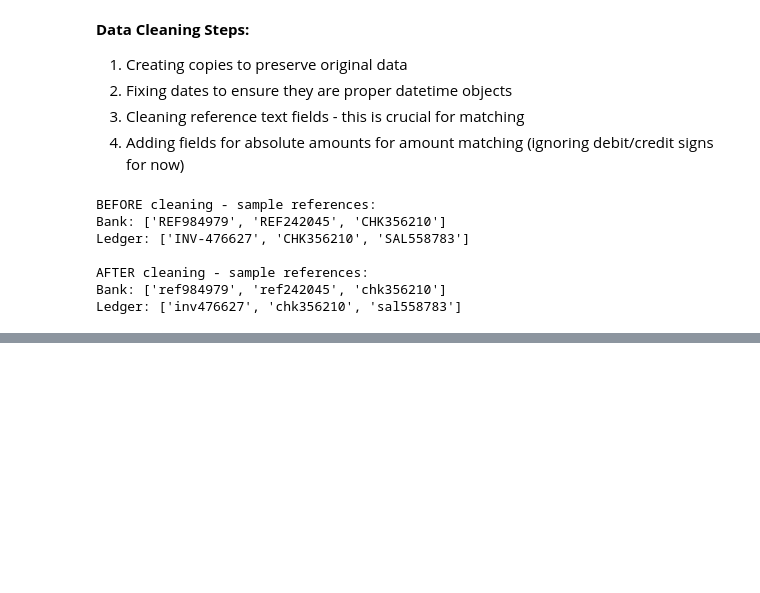
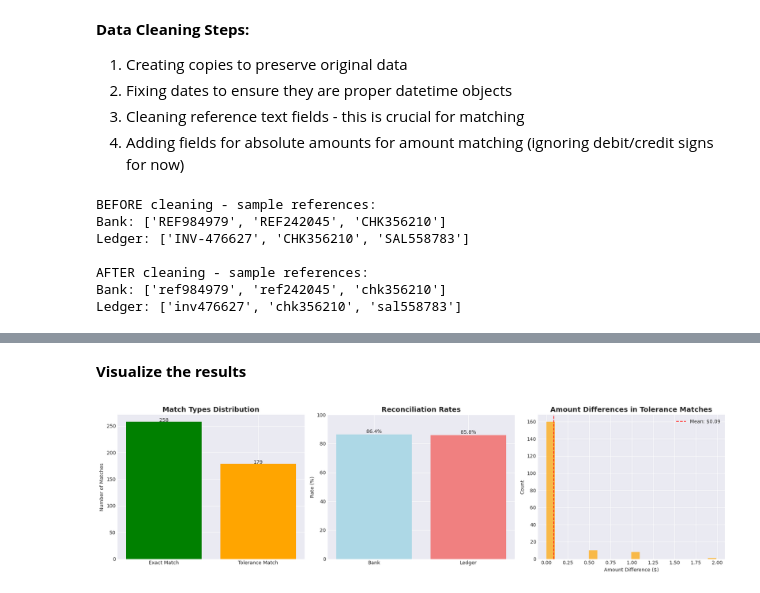
Before and after one commit to nabigwaku/Automated-Financial-Transaction-Reconciliation, a Jupyter notebook: notebooks/financial_transaction_reconciliation.ipynb, the cells around one changed output, grey strips where cells are left out. Cells and saved outputs as stored; diff of their text form; code cells hidden in the pictures; blank space fills up the shorter version.

```diff
--- a/notebooks/transaction_recon_notebook.ipynb
+++ b/notebooks/financial_transaction_reconciliation.ipynb
@@ -234,0 +471,14 @@ Ledger: ['inv476627', 'chk356210', 'sal558783']
+# %%
+all_matches = pd.concat([
+    exact_matches,
+    tolerance_matches,
+    fuzzy_matches
+], ignore_index=True)
+
+# Remove duplicates i.e if a transaction matched multiple ways, keep best match
+all_matches = all_matches.sort_values('match_priority').drop_duplicates(
+    subset=['transaction_id_bank', 'transaction_id_ledger'],
+    keep='first'
+)
+
+print(f"Total unique matches found: {len(all_matches):,}")
@@ -234,0 +583,41 @@ Ledger: ['inv476627', 'chk356210', 'sal558783']
+# %% [markdown]
+**Visualize the results**
+# %%
+fig, axes = plt.subplots(1, 3, figsize=(18, 5))
+
+# Plot 1: Match types
+match_counts = all_matches['match_type'].value_counts()
+axes[0].bar(match_counts.index, match_counts.values, color=['green', 'orange', 'blue'])
+axes[0].set_title('Match Types Distribution', fontsize=14, fontweight='bold')
+axes[0].set_ylabel('Number of Matches')
+for i, v in enumerate(match_counts.values):
+    axes[0].text(i, v + 0.1, str(v), ha='center')
+
+# Plot 2: Reconciliation rates
+rates = [reconciliation_rate_bank, reconciliation_rate_ledger]
+labels = ['Bank', 'Ledger']
+colors = ['lightblue', 'lightcoral']
+axes[1].bar(labels, rates, color=colors)
+axes[1].set_title('Reconciliation Rates', fontsize=14, fontweight='bold')
+axes[1].set_ylabel('Rate (%)')
+axes[1].set_ylim(0, 100)
+for i, v in enumerate(rates):
+    axes[1].text(i, v + 1, f"{v:.1f}%", ha='center')
+
+# Plot 3: Amount differences in tolerance matches
+if len(tolerance_matches) > 0:
+    axes[2].hist(tolerance_matches['amount_diff'], bins=20, alpha=0.7, color='orange')
+    axes[2].axvline(tolerance_matches['amount_diff'].mean(), color='red',
+                   linestyle='--', label=f'Mean: ${tolerance_matches["amount_diff"].mean():.2f}')
+    axes[2].set_title('Amount Differences in Tolerance Matches', fontsize=14, fontweight='bold')
+    axes[2].set_xlabel('Amount Difference ($)')
+    axes[2].set_ylabel('Count')
+    axes[2].legend()
+else:
+    axes[2].text(0.5, 0.5, 'No tolerance matches', ha='center', va='center', fontsize=12)
+    axes[2].set_title('💰 Amount Differences', fontsize=14, fontweight='bold')
+
+plt.tight_layout()
+plt.show()
+# %% [output]
+[figure, added]
```
Also changed, not shown: parts of 27 cells of this notebook, 6 other files.
